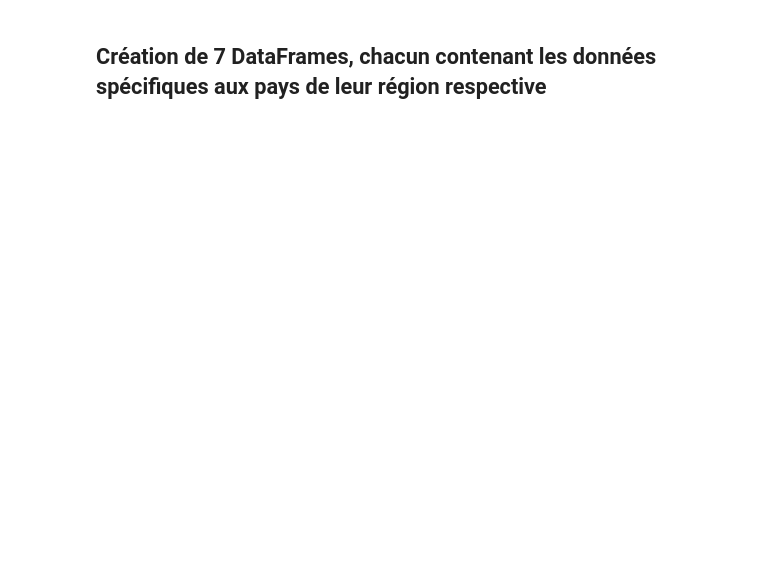
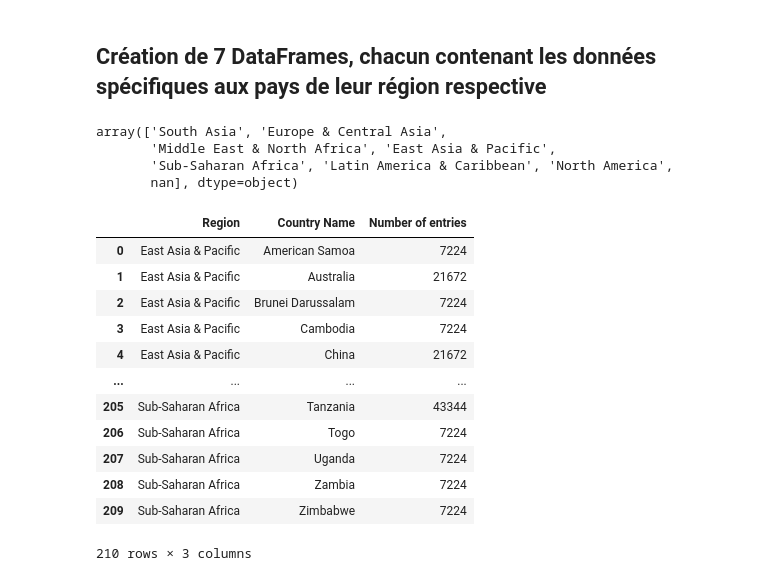
Before and after one commit to corentin5002/edStat, a Jupyter notebook: EdStats notebook.ipynb, the cells around one changed output. Drawn from its saved outputs; the diff is of its cells as text; code cells hidden in the pictures; blank space fills up the shorter version.

```diff
--- a/EdStats notebook.ipynb
+++ b/EdStats notebook.ipynb
@@ -229,0 +255,25 @@ df_sub_saharan_africa = merge3[merge3['Region'] == 'Sub-Saharan Africa']
+# %%
+Regions = dfMerged['Region'].unique()
+Regions
+# %% [output]
+array(['South Asia', 'Europe & Central Asia',
+       'Middle East & North Africa', 'East Asia & Pacific',
+       'Sub-Saharan Africa', 'Latin America & Caribbean', 'North America',
+       nan], dtype=object)
+# %%
+RegionsCountEntry = dfMerged.groupby(['Region', 'Country Name']).size().reset_index(name='Number of entries')
+RegionsCountEntry
+# %% [output]
+|  | Region | Country Name | Number of entries |
+| 0 | East Asia & Pacific | American Samoa | 7224 |
+| 1 | East Asia & Pacific | Australia | 21672 |
+| 2 | East Asia & Pacific | Brunei Darussalam | 7224 |
+| 3 | East Asia & Pacific | Cambodia | 7224 |
+| 4 | East Asia & Pacific | China | 21672 |
+| ... | ... | ... | ... |
+| 205 | Sub-Saharan Africa | Tanzania | 43344 |
+| 206 | Sub-Saharan Africa | Togo | 7224 |
+| 207 | Sub-Saharan Africa | Uganda | 7224 |
+| 208 | Sub-Saharan Africa | Zambia | 7224 |
+| 209 | Sub-Saharan Africa | Zimbabwe | 7224 |
+210 rows × 3 columns
```
Also changed, not shown: parts of 14 cells of this notebook.
